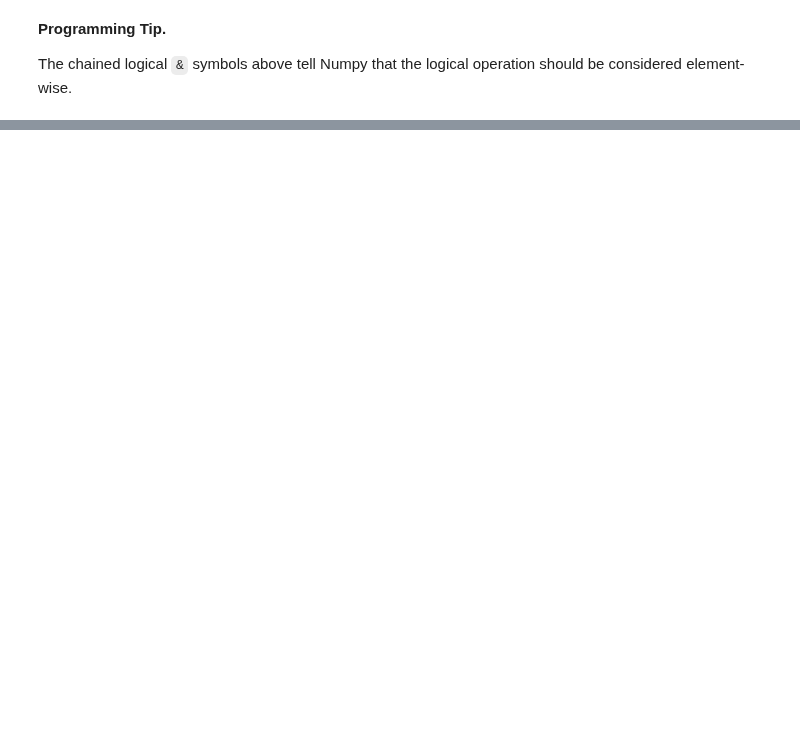
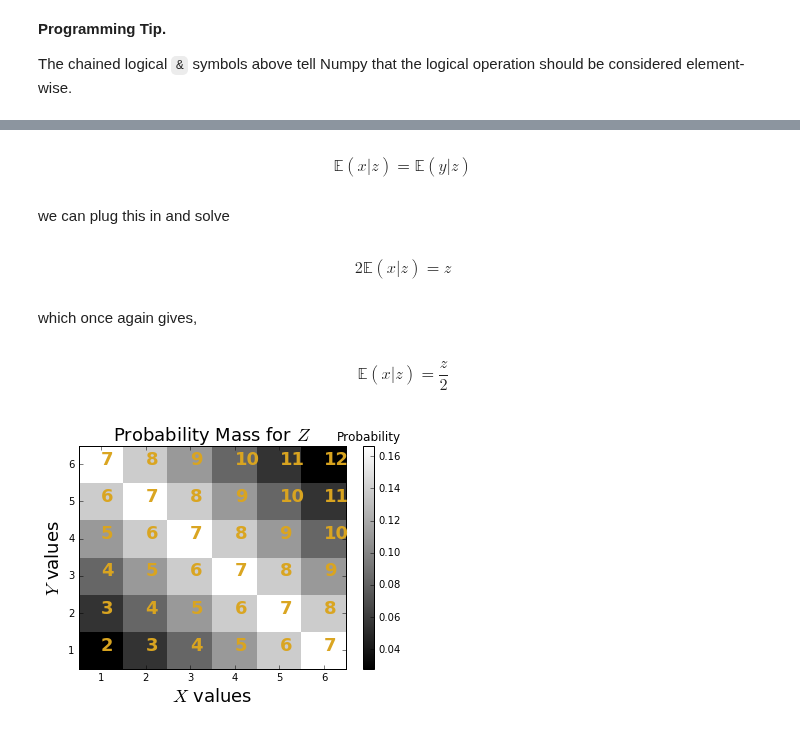
Before and after one commit to hvribeiro/MCSC1, a Jupyter notebook: aulas/02.1 - Introduction to probability.ipynb, the cells around one changed output, grey strips where cells are left out. Drawn from its saved outputs; the diff is of its cells as text; code cells hidden in the pictures; blank space fills up the shorter version.

Commit message:
add sections to probability notebook

```diff
--- a/aulas/02.1 - Introduction to probability.ipynb
+++ b/aulas/02.1 - Introduction to probability.ipynb
@@ -1340,0 +2068,10 @@ should be considered element-wise.
+# %%
+import sympy as S
+from sympy.stats import density, E, Die
+
+x=Die('D1',6)     # 1st six sided die
+y=Die('D2',6)     # 2nd six sides die
+a=S.symbols('a')
+z = x+y           # sum of 1st and 2nd die
+J = E((x-a*(x+y))**2) # expectation
+print S.simplify(J)
@@ -1340,0 +2111,44 @@ should be considered element-wise.
+# %% [markdown]
+$$
+\mathbb{E}(x|z)=\mathbb{E}(y|z)
+$$
+# %% [markdown]
+ we can plug this in and solve
+# %% [markdown]
+$$
+2 \mathbb{E}(x|z)=z
+$$
+# %% [markdown]
+ which once again gives,
+# %% [markdown]
+$$
+\mathbb{E}(x|z)  =\frac{z}{2}
+$$
+# %%
+%matplotlib inline
+
+from numpy import arange,array
+from matplotlib.pylab import subplots, cm
+from sympy import Integer
+fig,ax = subplots()
+v = arange(1,7) + arange(1,7)[:,None]
+foo=lambda i: density(z)[Integer(i)].evalf() # some tweaks to get a float out
+Zmass=array(map(foo,v.flat),dtype=float).reshape(6,6)
+
+pc=ax.pcolor(arange(1,8),arange(1,8),Zmass,cmap=cm.gray)
+_=ax.set_xticks([(i+0.5) for i in range(1,7)])
+_=ax.set_xticklabels([str(i) for i in range(1,7)])
+_=ax.set_yticks([(i+0.5) for i in range(1,7)])
+_=ax.set_yticklabels([str(i) for i in range(1,7)])
+for i in range(1,7):
+    for j in range(1,7):
+        _=ax.text(i+.5,j+.5,str(i+j),fontsize=18,fontweight='bold',color='goldenrod')
+
+_=ax.set_title(r'Probability Mass for $Z$',fontsize=18)
+_=ax.set_xlabel('$X$ values',fontsize=18)
+_=ax.set_ylabel('$Y$ values',fontsize=18);
+cb=fig.colorbar(pc)
+_=cb.ax.set_title(r'Probability',fontsize=12)
+#fig.savefig('fig-probability/Conditional_expectation_MSE_001.png')
+# %% [output]
+[figure, added]
```
Also changed, not shown: parts of 165 cells of this notebook.
